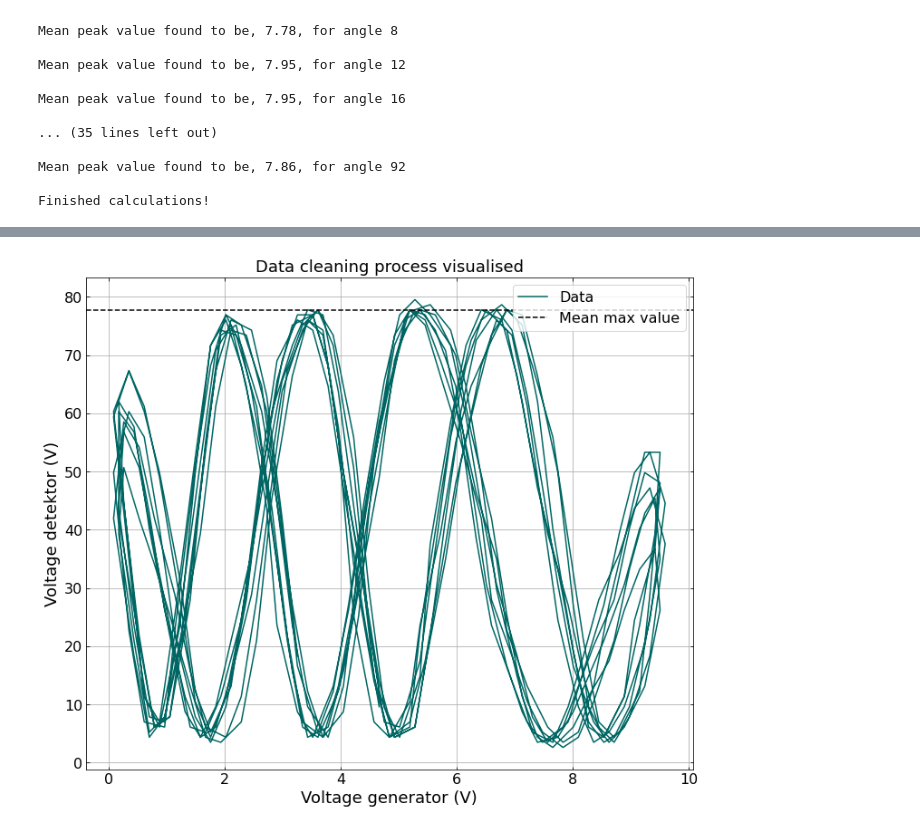
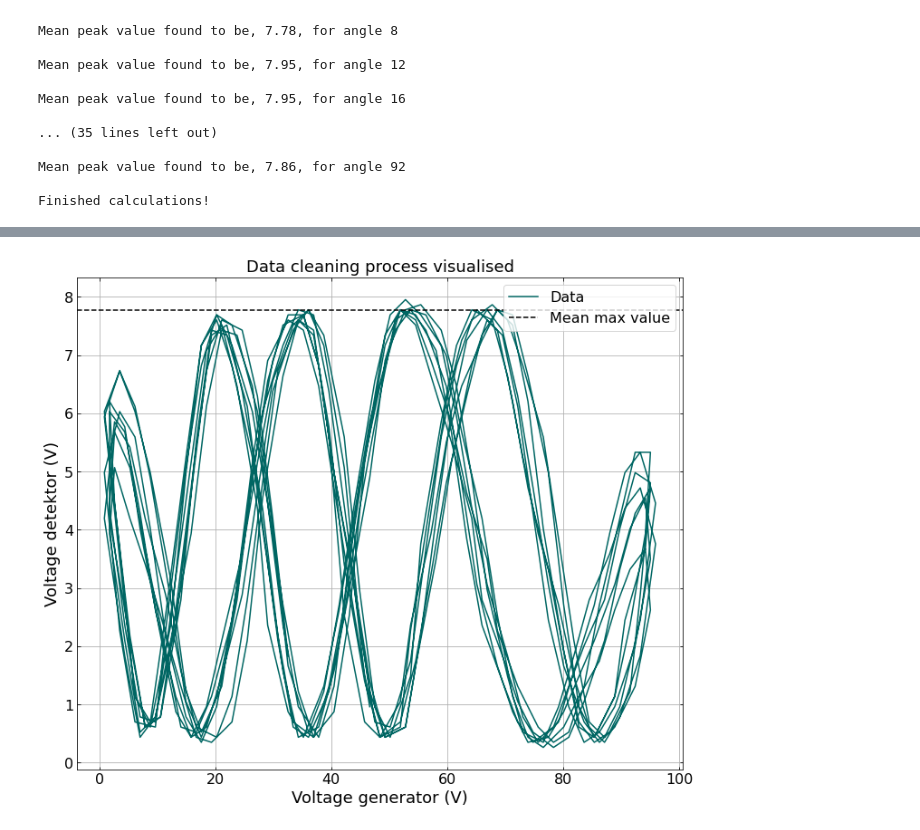
Before and after one commit to fred465f/Forsoeg_3, a Jupyter notebook: Labdage/Labdag_2/Cleaning/cleaning_eks_2.ipynb, the cells around one changed output, grey strips where cells are left out. Saved outputs shown, nothing was run; the diff lists cells and outputs as text; code cells hidden in the pictures.

Commit message:
Fixed graphs

```diff
--- a/Labdage/Labdag_2/Cleaning/cleaning_eks_2.ipynb
+++ b/Labdage/Labdag_2/Cleaning/cleaning_eks_2.ipynb
@@ -61,7 +61,7 @@ def factor_10_1(x):
     return 10 * float(x[1])
 
 def factor_10_2(x):
-    return 10 * float(x[2])
+    return 10 * float(x[1])
 # %%
 # Get length of dataframe
 length = 50004
@@ -133,24 +130,24 @@ if True:
 # %%
 # Make a visualisation of data cleaning process for report
 
 # Load in a percent of the data
 angle = 8
 df_8 = load_data(angle = angle, procent_of_data = 0.01, length_of_data = length)
 
 # Scale mean peak voltage by a factor 10 (due to amplifier)
-df_8['Kanal B'] = df_8.apply(factor_10_2, axis = 1)
+df_8['Kanal A'] = df_8.apply(factor_10_2, axis = 1)
 
 # Calculate the mean of the peaks
 index = int(len(df_8) / 80)
 mean = np.mean(sorted(list(df_8['Kanal B']))[-index])
 
 # Make ax and fig
 fig, ax = make_ax(df_8, x = 'Kanal A', y = 'Kanal B', figsize = (12, 10),
                   title = 'Data cleaning process visualised',
                   xlabel = 'Voltage generator (V)', ylabel = 'Voltage detektor (V)', label = 'Data')
 plt.axhline(y = mean, color = "black", linestyle = "--", label = 'Mean max value')
 
 # Plot ax
 plot_ax(ax, grid = True, legend = True, save = True, filename = '../../../Final_graphs/data_cleaning_process_eks_2_visualised.pdf')
 # %% [output]
-[figure, old version]
+[figure, new version]
```
Also changed, not shown: parts of 2 cells of this notebook, 5 other files.
